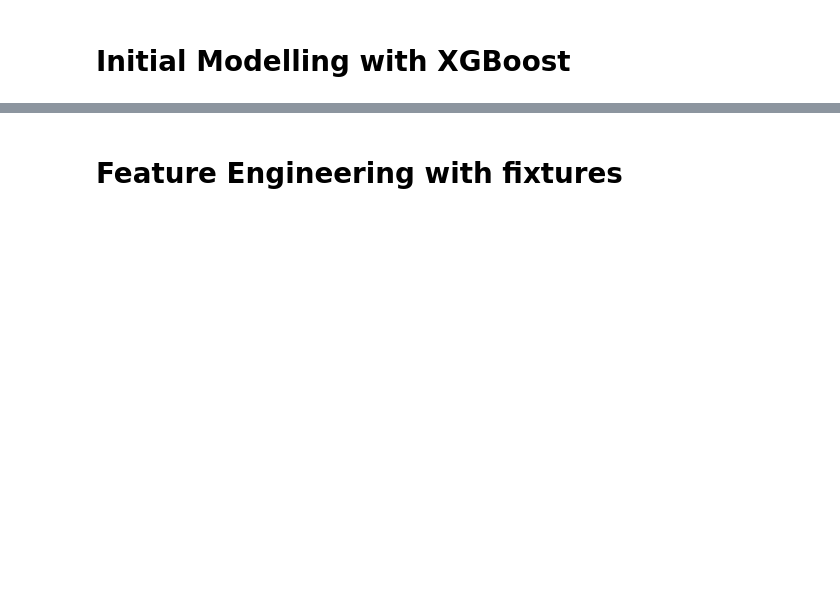
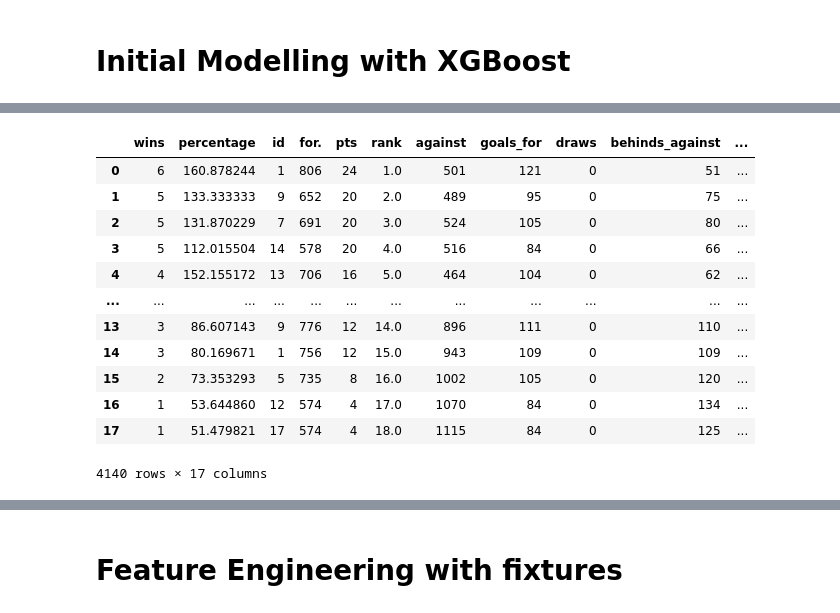
Before and after one commit to Beefstyles/AFLTippingPredictor, a Jupyter notebook: Initial_Modelling.ipynb, the cells around one changed output, grey strips where cells are left out. Drawn from its saved outputs; the diff is of its cells as text; code cells hidden in the pictures; blank space fills up the shorter version.

```diff
--- a/Initial_Modelling.ipynb
+++ b/Initial_Modelling.ipynb
@@ -45,11 +64,31 @@ fixtures_usable = fixtures_usable.drop(columns=['date'])
 # %%
 ladder_list = glob.glob('./Data/Ladder/*.csv')
 
-frame = []
+table_list = []
+
+ladder_df_col_values = list(pd.read_csv(ladder_list[0]).columns.values)
+ladder_df_col_values.append('Year')
+ladder_df_col_values.append('Round')
+
+frame_count = 0
 for file in ladder_list:
-    frame.append(pd.read_csv(file))
+    frame_pd = pd.DataFrame(pd.read_csv(file))
 
-ladder_total = pd.concat(frame)
+    year_round = file.split(".")[1]
+    year_round = year_round.replace('/Data/Ladder/Ladder_','')
+    year_round = year_round.split('_')
+
+    frame_pd['Year'] = year_round[0]
+    frame_pd['Round'] = year_round[2]
+
+    frame_pd = frame_pd.astype({"Year": int, "Round": int})
+
+    if frame_count == 0:
+        ladder_df_total = frame_pd.copy()
+    else:
+        ladder_df_total = pd.concat([ladder_df_total, frame_pd])
+
+    frame_count += 1
 # %%
 lineup_list = glob.glob('./Data/Lineups/*.csv')
 
@@ -79,0 +128,16 @@ team_id_to_name_sorted = sorted(team_id_to_name.items(), key=lambda x:x[1], reve
+# %%
+ladder_df_total
+# %% [output]
+|  | wins | percentage | id | for. | pts | rank | against | goals_for | draws | behinds_against | ... |
+| 0 | 6 | 160.878244 | 1 | 806 | 24 | 1.0 | 501 | 121 | 0 | 51 | ... |
+| 1 | 5 | 133.333333 | 9 | 652 | 20 | 2.0 | 489 | 95 | 0 | 75 | ... |
+| 2 | 5 | 131.870229 | 7 | 691 | 20 | 3.0 | 524 | 105 | 0 | 80 | ... |
+| 3 | 5 | 112.015504 | 14 | 578 | 20 | 4.0 | 516 | 84 | 0 | 66 | ... |
+| 4 | 4 | 152.155172 | 13 | 706 | 16 | 5.0 | 464 | 104 | 0 | 62 | ... |
+| ... | ... | ... | ... | ... | ... | ... | ... | ... | ... | ... | ... |
+| 13 | 3 | 86.607143 | 9 | 776 | 12 | 14.0 | 896 | 111 | 0 | 110 | ... |
+| 14 | 3 | 80.169671 | 1 | 756 | 12 | 15.0 | 943 | 109 | 0 | 109 | ... |
+| 15 | 2 | 73.353293 | 5 | 735 | 8 | 16.0 | 1002 | 105 | 0 | 120 | ... |
+| 16 | 1 | 53.644860 | 12 | 574 | 4 | 17.0 | 1070 | 84 | 0 | 134 | ... |
+| 17 | 1 | 51.479821 | 17 | 574 | 4 | 18.0 | 1115 | 84 | 0 | 125 | ... |
+4140 rows × 17 columns
```
Also changed, not shown: parts of 13 cells of this notebook.
